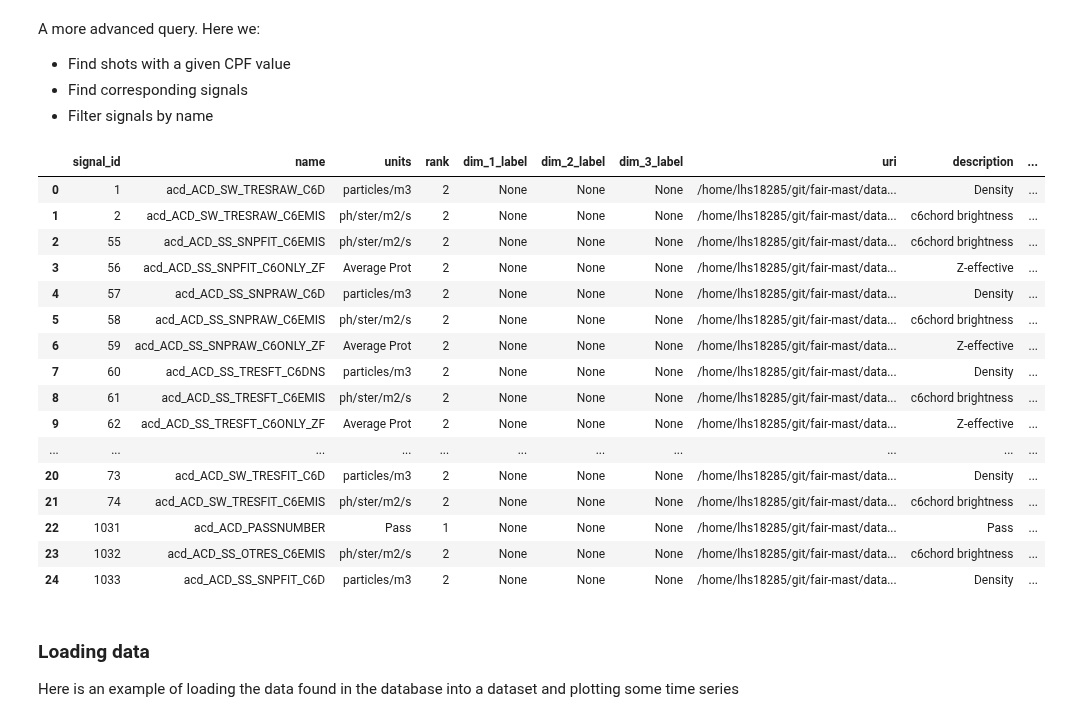
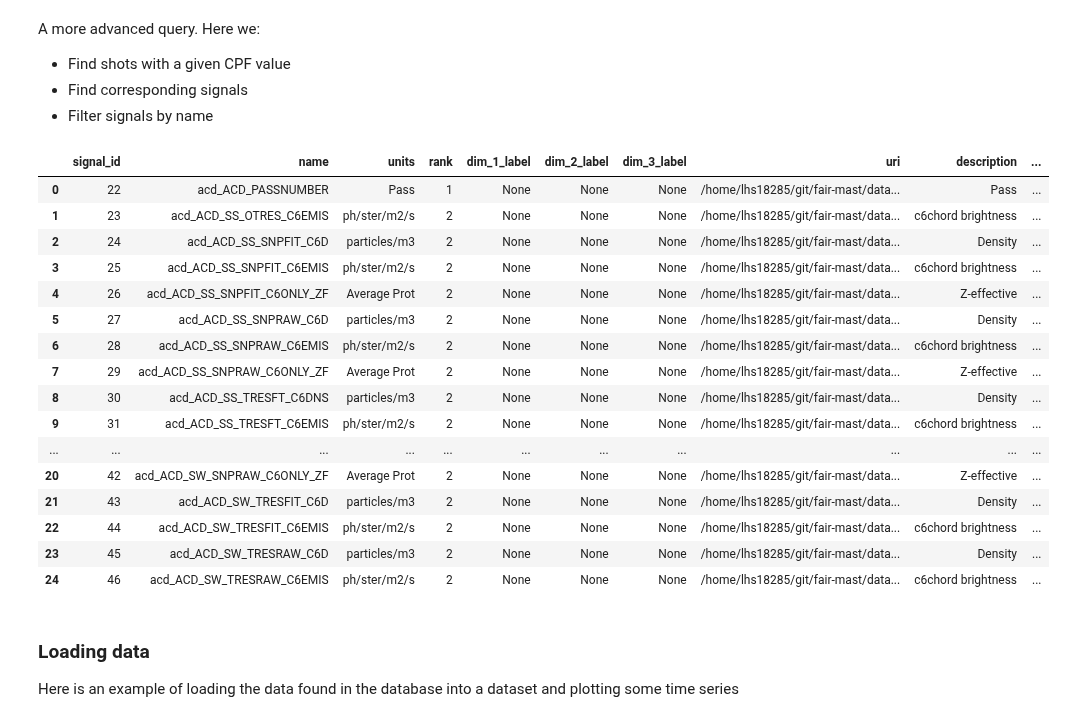
Before and after one commit to ukaea/fair-mast, a Jupyter notebook: db_query_example.ipynb, the cells around one changed output. Cells and saved outputs as stored; diff of their text form; code cells hidden in the pictures.

Commit message:
Change to use new data format

```diff
--- a/db_query_example.ipynb
+++ b/db_query_example.ipynb
@@ -62,52 +63,52 @@ A more advanced query. Here we:
 # %%
 
 shots = metadata.tables['shots']
 signals = metadata.tables['signals']
 shot_signal_link = metadata.tables['shot_signal_link']
 
 # Query all shots with zmag_efit > ..04
 qshots = (
     session.query(shots)
           .filter(shots.c.cpf_zmag_efit > .04)
 )
-qshots = pd.read_sql(qshots.statement, con=qshots.session.bind)
+qshots = pd.read_sql(qshots.statement, con=engine.connect())
 shot_ids = qshots['shot_id'].values
 
 # Query for corresponding signal IDs
 qshot_signal = (
     session.query(shot_signal_link.c.signal_id)
     .filter(shot_signal_link.c.shot_id.in_(qshots.shot_id))
     .distinct()
 )
-qshot_signal = pd.read_sql(qshot_signal.statement, con=qshot_signal.session.bind)
+qshot_signal = pd.read_sql(qshot_signal.statement, con=engine.connect())
 
 # Query for signal data, filter only names containing 'acd'
 qsignal = (
     session.query(signals)
     .filter(signals.c.signal_id.in_(qshot_signal.signal_id))
     .filter(signals.c.name.contains('acd'))
 )
 
-result = pd.read_sql(qsignal.statement, con=qsignal.session.bind)
+result = pd.read_sql(qsignal.statement, con=engine.connect())
 result
 # %% [output]
 |  | signal_id | name | units | rank | dim_1_label | dim_2_label | dim_3_label | uri | description | ... |
-| 0 | 1 | acd_ACD_SW_TRESRAW_C6D | particles/m3 | 2 | None | None | None | /home/lhs18285/git/fair-mast/data... | Density | ... |
-| 1 | 2 | acd_ACD_SW_TRESRAW_C6EMIS | ph/ster/m2/s | 2 | None | None | None | /home/lhs18285/git/fair-mast/data... | c6chord brightness | ... |
-| 2 | 55 | acd_ACD_SS_SNPFIT_C6EMIS | ph/ster/m2/s | 2 | None | None | None | /home/lhs18285/git/fair-mast/data... | c6chord brightness | ... |
-| 3 | 56 | acd_ACD_SS_SNPFIT_C6ONLY_ZF | Average Prot | 2 | None | None | None | /home/lhs18285/git/fair-mast/data... | Z-effective | ... |
-| 4 | 57 | acd_ACD_SS_SNPRAW_C6D | particles/m3 | 2 | None | None | None | /home/lhs18285/git/fair-mast/data... | Density | ... |
-| 5 | 58 | acd_ACD_SS_SNPRAW_C6EMIS | ph/ster/m2/s | 2 | None | None | None | /home/lhs18285/git/fair-mast/data... | c6chord brightness | ... |
-| 6 | 59 | acd_ACD_SS_SNPRAW_C6ONLY_ZF | Average Prot | 2 | None | None | None | /home/lhs18285/git/fair-mast/data... | Z-effective | ... |
-| 7 | 60 | acd_ACD_SS_TRESFT_C6DNS | particles/m3 | 2 | None | None | None | /home/lhs18285/git/fair-mast/data... | Density | ... |
-| 8 | 61 | acd_ACD_SS_TRESFT_C6EMIS | ph/ster/m2/s | 2 | None | None | None | /home/lhs18285/git/fair-mast/data... | c6chord brightness | ... |
-| 9 | 62 | acd_ACD_SS_TRESFT_C6ONLY_ZF | Average Prot | 2 | None | None | None | /home/lhs18285/git/fair-mast/data... | Z-effective | ... |
+| 0 | 22 | acd_ACD_PASSNUMBER | Pass | 1 | None | None | None | /home/lhs18285/git/fair-mast/data... | Pass | ... |
+| 1 | 23 | acd_ACD_SS_OTRES_C6EMIS | ph/ster/m2/s | 2 | None | None | None | /home/lhs18285/git/fair-mast/data... | c6chord brightness | ... |
+| 2 | 24 | acd_ACD_SS_SNPFIT_C6D | particles/m3 | 2 | None | None | None | /home/lhs18285/git/fair-mast/data... | Density | ... |
+| 3 | 25 | acd_ACD_SS_SNPFIT_C6EMIS | ph/ster/m2/s | 2 | None | None | None | /home/lhs18285/git/fair-mast/data... | c6chord brightness | ... |
+| 4 | 26 | acd_ACD_SS_SNPFIT_C6ONLY_ZF | Average Prot | 2 | None | None | None | /home/lhs18285/git/fair-mast/data... | Z-effective | ... |
+| 5 | 27 | acd_ACD_SS_SNPRAW_C6D | particles/m3 | 2 | None | None | None | /home/lhs18285/git/fair-mast/data... | Density | ... |
+| 6 | 28 | acd_ACD_SS_SNPRAW_C6EMIS | ph/ster/m2/s | 2 | None | None | None | /home/lhs18285/git/fair-mast/data... | c6chord brightness | ... |
+| 7 | 29 | acd_ACD_SS_SNPRAW_C6ONLY_ZF | Average Prot | 2 | None | None | None | /home/lhs18285/git/fair-mast/data... | Z-effective | ... |
+| 8 | 30 | acd_ACD_SS_TRESFT_C6DNS | particles/m3 | 2 | None | None | None | /home/lhs18285/git/fair-mast/data... | Density | ... |
+| 9 | 31 | acd_ACD_SS_TRESFT_C6EMIS | ph/ster/m2/s | 2 | None | None | None | /home/lhs18285/git/fair-mast/data... | c6chord brightness | ... |
 | ... | ... | ... | ... | ... | ... | ... | ... | ... | ... | ... |
-| 20 | 73 | acd_ACD_SW_TRESFIT_C6D | particles/m3 | 2 | None | None | None | /home/lhs18285/git/fair-mast/data... | Density | ... |
-| 21 | 74 | acd_ACD_SW_TRESFIT_C6EMIS | ph/ster/m2/s | 2 | None | None | None | /home/lhs18285/git/fair-mast/data... | c6chord brightness | ... |
-| 22 | 1031 | acd_ACD_PASSNUMBER | Pass | 1 | None | None | None | /home/lhs18285/git/fair-mast/data... | Pass | ... |
-| 23 | 1032 | acd_ACD_SS_OTRES_C6EMIS | ph/ster/m2/s | 2 | None | None | None | /home/lhs18285/git/fair-mast/data... | c6chord brightness | ... |
-| 24 | 1033 | acd_ACD_SS_SNPFIT_C6D | particles/m3 | 2 | None | None | None | /home/lhs18285/git/fair-mast/data... | Density | ... |
+| 20 | 42 | acd_ACD_SW_SNPRAW_C6ONLY_ZF | Average Prot | 2 | None | None | None | /home/lhs18285/git/fair-mast/data... | Z-effective | ... |
+| 21 | 43 | acd_ACD_SW_TRESFIT_C6D | particles/m3 | 2 | None | None | None | /home/lhs18285/git/fair-mast/data... | Density | ... |
+| 22 | 44 | acd_ACD_SW_TRESFIT_C6EMIS | ph/ster/m2/s | 2 | None | None | None | /home/lhs18285/git/fair-mast/data... | c6chord brightness | ... |
+| 23 | 45 | acd_ACD_SW_TRESRAW_C6D | particles/m3 | 2 | None | None | None | /home/lhs18285/git/fair-mast/data... | Density | ... |
+| 24 | 46 | acd_ACD_SW_TRESRAW_C6EMIS | ph/ster/m2/s | 2 | None | None | None | /home/lhs18285/git/fair-mast/data... | c6chord brightness | ... |
 # %% [markdown]
 ### Loading data
 
```
Also changed, not shown: parts of 4 cells of this notebook, 4 other files.
